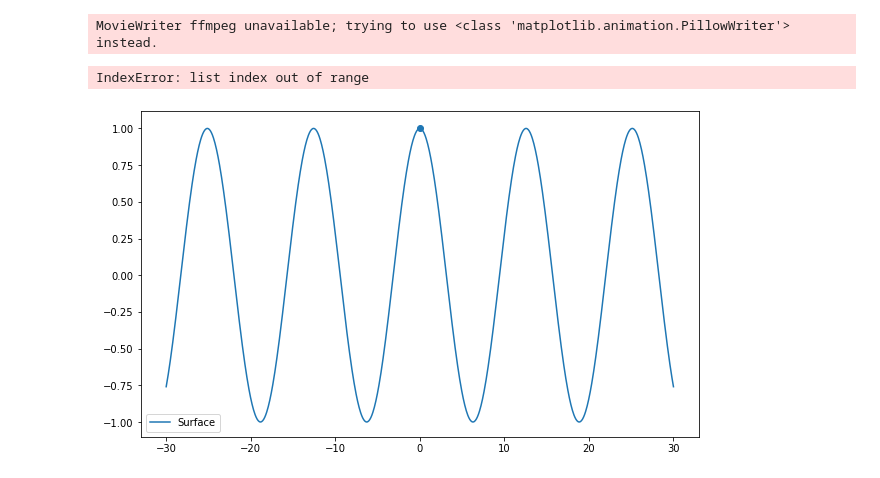
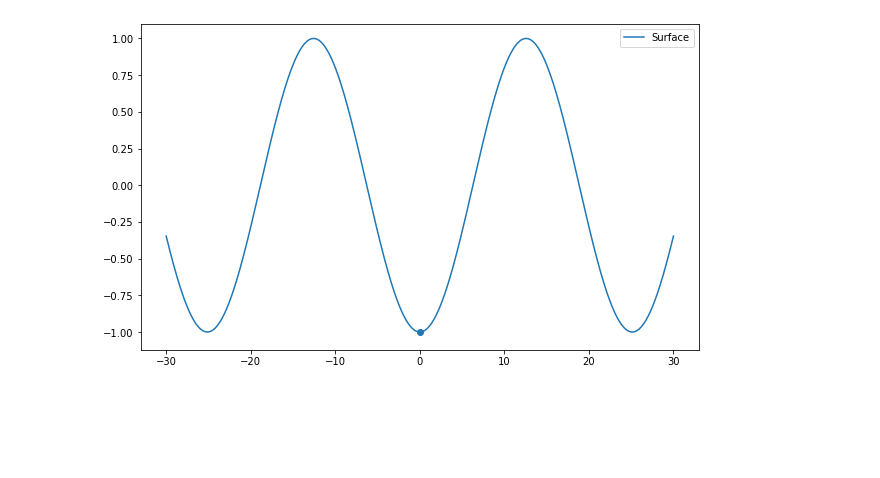
Before and after one commit to fidlerja/optimal-control, a Jupyter notebook: Simulator2D.ipynb, the cells around one changed output. Drawn from its saved outputs; the diff is of its cells as text; code cells hidden in the pictures; blank space fills up the shorter version.

```diff
--- a/Simulator2D.ipynb
+++ b/Simulator2D.ipynb
@@ -33,38 +33,37 @@ def system(y, t):
 # %%
 #set up surface
 x = sy.symbols('x')
-M = sy.Matrix([x, sy.cos(x/2)])
+M = sy.Matrix([x, -sy.cos(x/4)])
 J = M.jacobian([x])
 Jlam = sy.lambdify(x, J)
 Mlam = sy.lambdify(x, M)
 
 #set up controls
-N = 1000
-u = np.ones(N)
-t_array = np.linspace(0, 5, N)
+N = 200
+u = np.zeros(N)
+t_array = np.linspace(0, 20, N)
 
 #x0, y0, v0
-y0 = np.array([0, 1, 1])
+y0 = np.array([0, -1, 4])
 
 #solve
+sol = odeint(system, y0, t_array)
 
 #plot and animate
 fig = plt.figure(figsize=(10,6))
 ax = fig.add_subplot(111)
 x = np.linspace(-30,30,1000)
 ax.plot(x, Mlam(x)[1,0], label="Surface")
 ax.legend(loc='best')
 
 dot   = ax.scatter(sol[0,0], sol[0,1])
 line, = ax.plot(sol[:1,0], sol[:1,1], label="Movement")
 
 def update(i):
     line.set_data(sol[:i,0], sol[:i,1])
-    dot.set_data(sol[i,0], sol[i,1])
+    dot.set_offsets(sol[i,:2])
 
-a = FuncAnimation(fig, update, frames=N, interval=10, repeat=False)
+a = FuncAnimation(fig, update, frames=N, interval=50, repeat=False)
 a.save('sim2D.mp4')
 # %% [output]
-MovieWriter ffmpeg unavailable; trying to use <class 'matplotlib.animation.PillowWriter'> instead.
-IndexError: list index out of range
-[figure, old version]
+[figure, new version]
```
Also changed, not shown: 2 other files.
